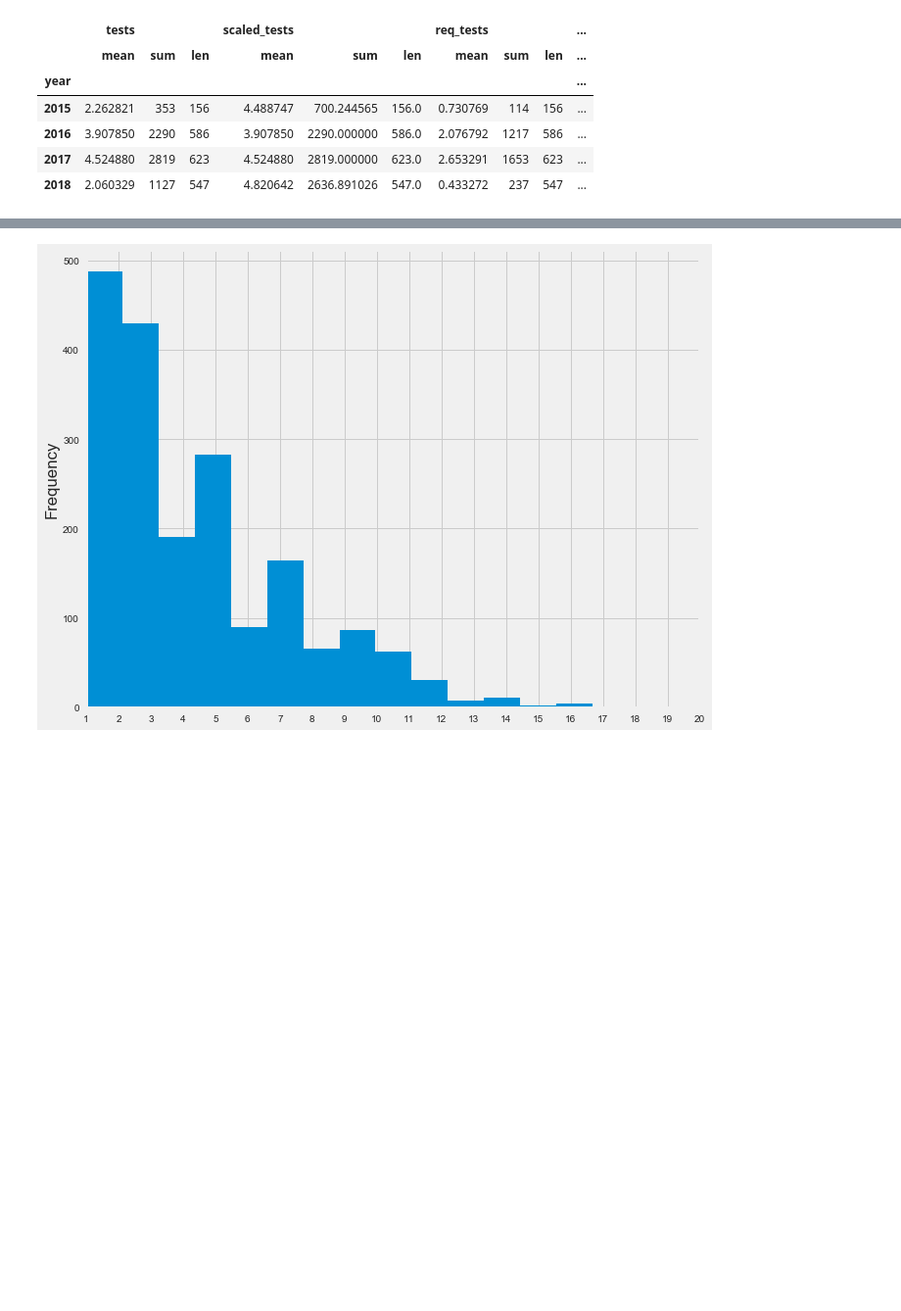
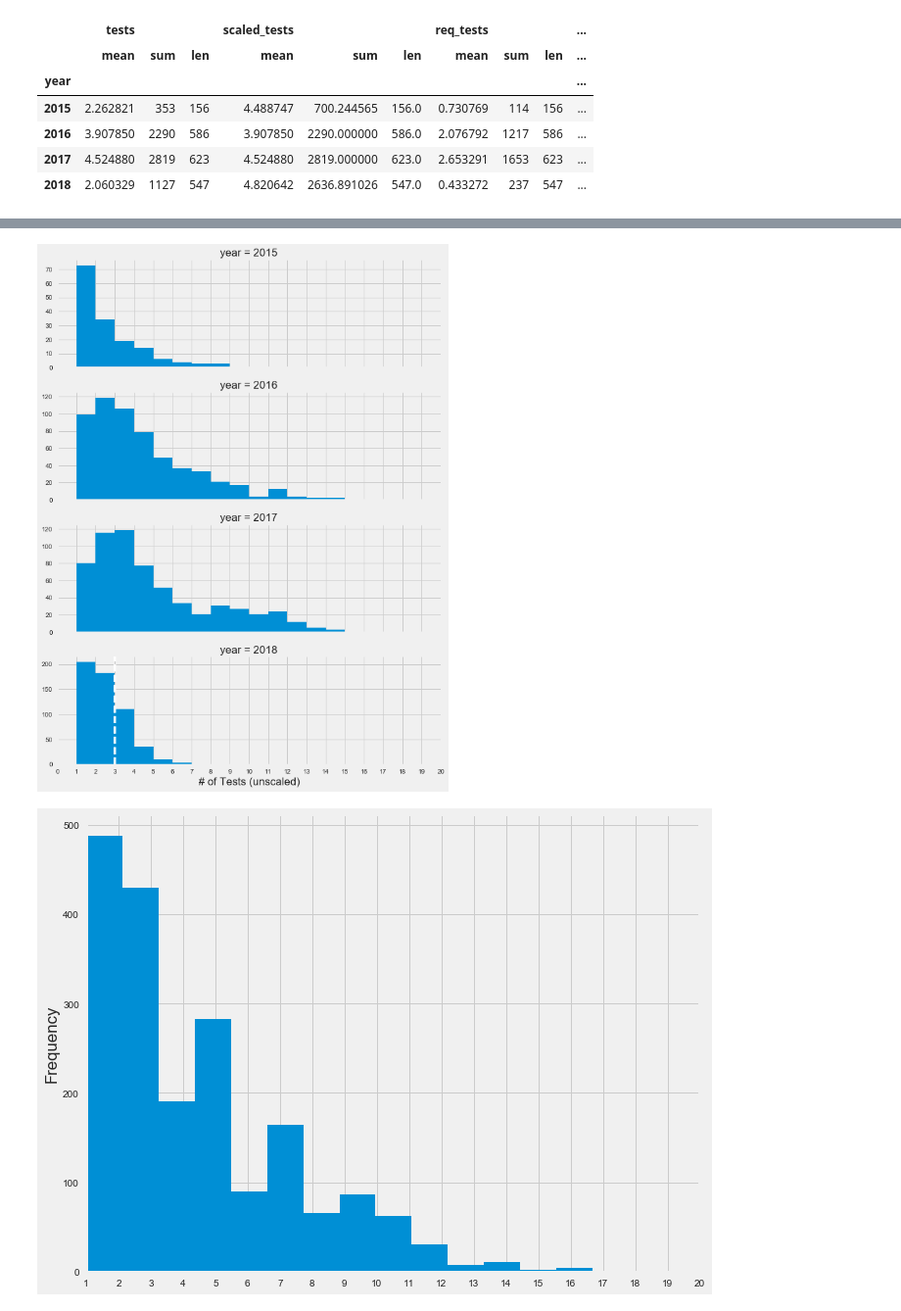
Before and after one commit to Hmamin/usada, a Jupyter notebook: usada_fixed.ipynb, the cells around one changed output, grey strips where cells are left out. Shown: that part at 98% size. Cells and saved outputs as stored; diff of their text form; code cells hidden in the pictures; blank space fills up the shorter version.

```diff
--- a/usada_fixed.ipynb
+++ b/usada_fixed.ipynb
@@ -191,3 +222,13 @@ plt.show()
+# %%
+g = sns.FacetGrid(mma, row='year', size=3, aspect=3, sharex=True, sharey=False)
+g = g.map(plt.hist, 'tests', bins=range(21))
+plt.xlim(0, 20)
+plt.xticks(range(21))
+plt.xlabel('# of Tests (unscaled)')
+plt.axvline(3, ls='--', color='white')
+plt.show()
+# %% [output]
+[figure, added]
 # %%
 mma['scaled_tests'].plot.hist(figsize=(10,8), bins=20)
 plt.xlim(1, 20)
```
Also changed, not shown: parts of 3 cells of this notebook.
